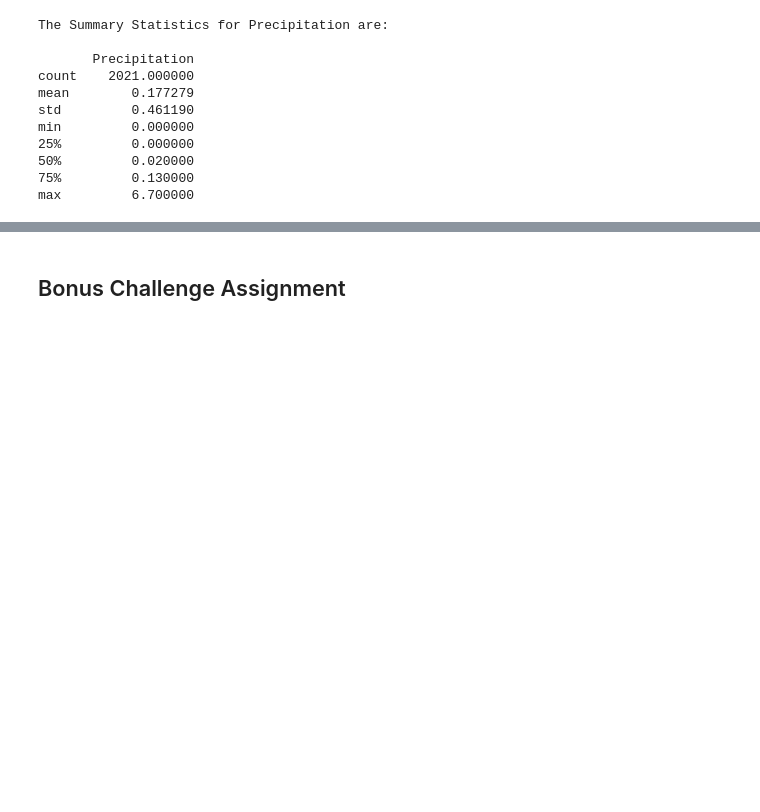
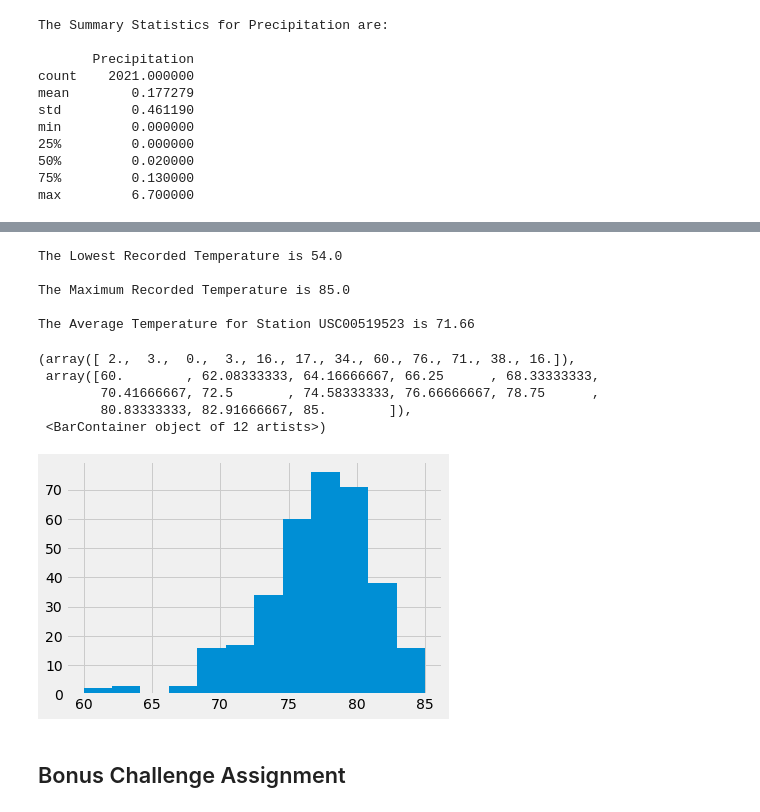
Before and after one commit to skumble27/sqlalchemy-challenge, a Jupyter notebook: Drafts/climate_starter_Draft1.ipynb, the cells around one changed output, grey strips where cells are left out. Saved outputs shown, nothing was run; the diff lists cells and outputs as text; code cells hidden in the pictures; blank space fills up the shorter version.

```diff
--- a/Drafts/climate_starter_Draft1.ipynb
+++ b/Drafts/climate_starter_Draft1.ipynb
@@ -192,3 +198,5 @@ max         6.700000
 # %%
 # What are the most active stations? (i.e. what stations have the most rows)?
-# List the stations and the counts in descending order.
+active_station_count = session.query(Measurement.station, func.count(Measurement.station)).\
+    group_by(Measurement.station).\
+        order_by(func.count(Measurement.station).desc()).all()
@@ -195,9 +225,46 @@ max         6.700000
 # %%
 # Using the station id from the previous query, calculate the lowest temperature recorded,
 # highest temperature recorded, and average temperature of the most active station?
+
+sel1 = [func.min(Measurement.tobs), func.max(Measurement.tobs),func.avg(Measurement.tobs)]
+
+active_station_analysis = session.query(*sel1).\
+    group_by(Measurement.station).\
+        order_by(func.count(Measurement.station).desc()).first()
+
+
+print(f'The Lowest Recorded Temperature is {active_station_analysis[0]}\n\nThe Maximum Recorded Temperature is {active_station_analysis[1]}\n\nThe Average Temperature for Station {max(active_station_count)[0]} is {round(active_station_analysis[2],2)}')
+# %% [output]
+The Lowest Recorded Temperature is 54.0
+
+The Maximum Recorded Temperature is 85.0
+
+The Average Temperature for Station USC00519523 is 71.66
+# %%
+# Choose the station with the highest number of temperature observations.
+station_max_ob = max(active_station_count)[0]
 # %%
-# Choose the station with the highest number of temperature observations.
 # Query the last 12 months of temperature observation data for this station and plot the results as a histogram
+sel2 = [Measurement.date,Measurement.tobs]
+
+Max_ob_station = session.query(*sel2).\
+    filter(Measurement.station == station_max_ob).\
+        filter(Measurement.date > query_date).all()
+# %%
+# Converting Query to a Pandas Dataframe
+Max_ob_station_df = pd.DataFrame(Max_ob_station)
+
+Temperatures = Max_ob_station_df['tobs'].tolist()
+
+# Plotting the Histogram
+plt.hist(Temperatures, bins=12)
+# %% [output]
+(array([ 2.,  3.,  0.,  3., 16., 17., 34., 60., 76., 71., 38., 16.]),
+ array([60.        , 62.08333333, 64.16666667, 66.25      , 68.33333333,
+        70.41666667, 72.5       , 74.58333333, 76.66666667, 78.75      ,
+        80.83333333, 82.91666667, 85.        ]),
+ <BarContainer object of 12 artists>)
+[figure, added]
 # %% [markdown]
 ## Bonus Challenge Assignment
 # %%
```
Also changed, not shown: parts of 2 cells of this notebook, 2 other files.
